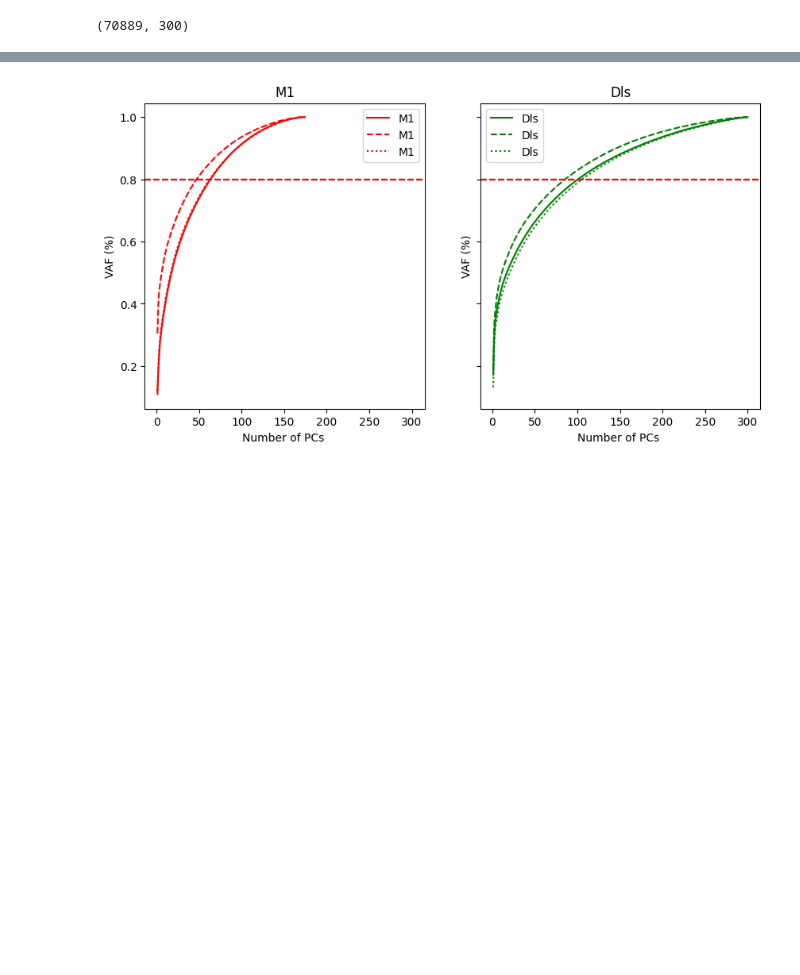
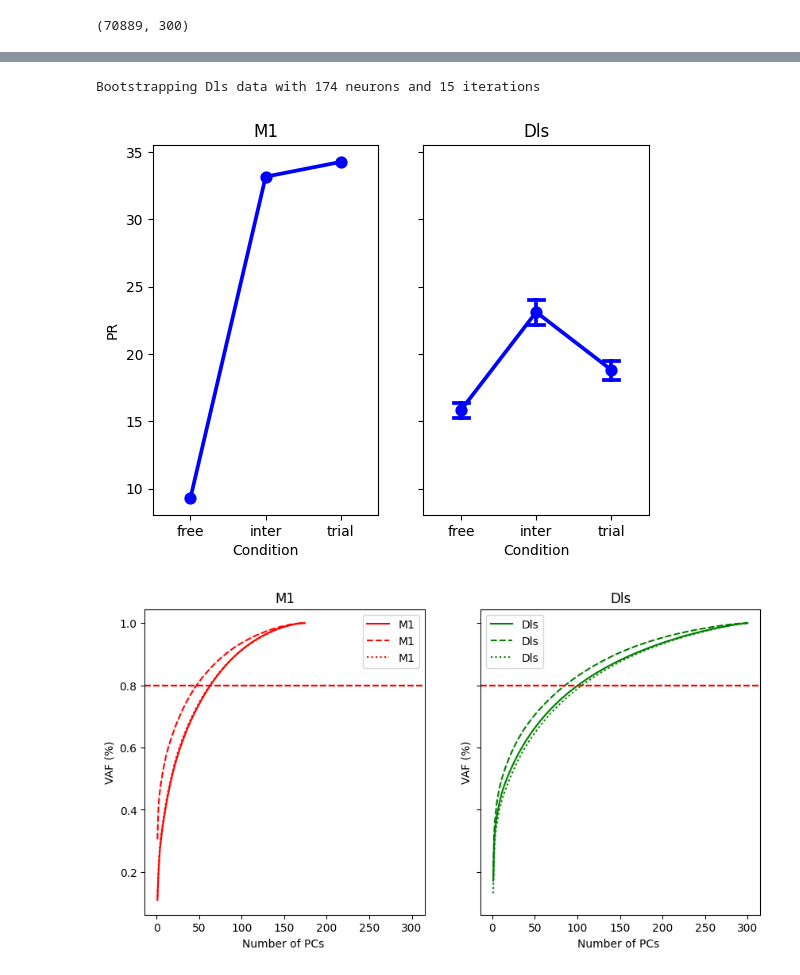
Before and after one commit to martinesparza/earthquake-analysis, a Jupyter notebook: notebooks/M044_2024_12_04_09_30_martin.ipynb, the cells around one changed output, grey strips where cells are left out. Saved outputs shown, nothing was run; the diff lists cells and outputs as text; code cells hidden in the pictures; blank space fills up the shorter version.

```diff
--- a/notebooks/M044_2024_12_04_09_30_martin.ipynb
+++ b/notebooks/M044_2024_12_04_09_30_martin.ipynb
@@ -198,3 +202,12 @@ Applying query
+# %%
+from tools.dimensionality.participation import plot_participation_ratio_per_session
+
+areas = ["M1", "Dls"]
+fig, axes = plt.subplots(1, len(areas), sharey=True)
+_ = plot_participation_ratio_per_session(df_, areas, axes)
+# %% [output]
+Bootstrapping Dls data with 174 neurons and 15 iterations
+[figure, added]
 # %%
 n_components = None
 epoch=None
```
Also changed, not shown: parts of 6 cells of this notebook, 3 other files.
